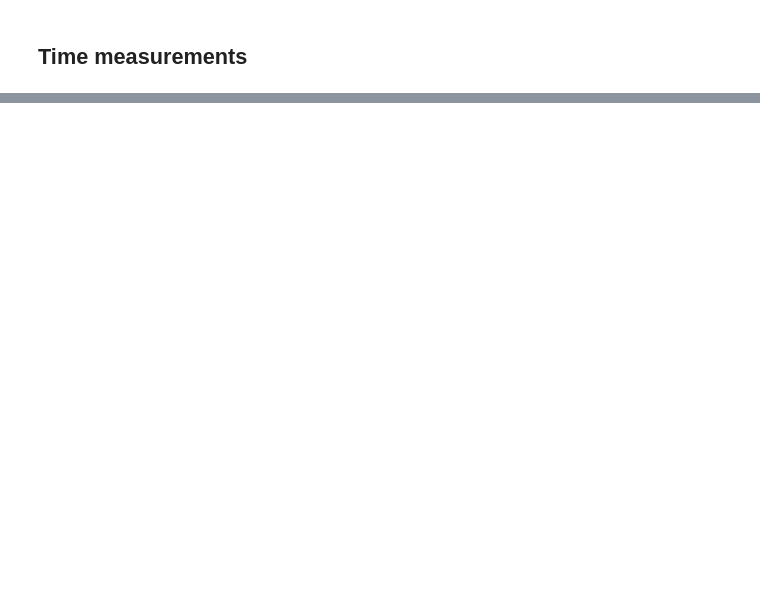
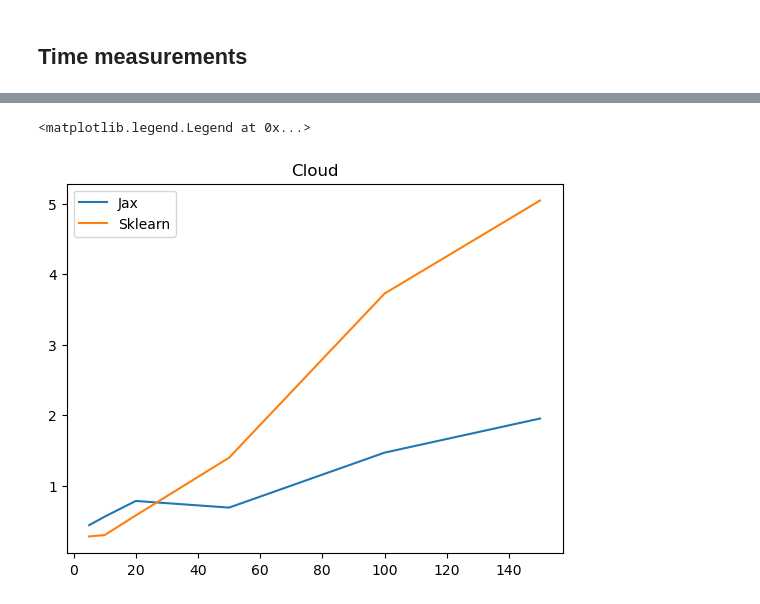
Before and after one commit to SKholkin/CUDA_EM_GMM, a Jupyter notebook: jax_em.ipynb, the cells around one changed output, grey strips where cells are left out. Saved outputs shown, nothing was run; the diff lists cells and outputs as text; code cells hidden in the pictures; blank space fills up the shorter version.

Commit message:
Time measurements

```diff
--- a/jax_em.ipynb
+++ b/jax_em.ipynb
@@ -213,9 +233,0 @@ Reference LogLik: -3.7233357658935575
-# %%
-data = load_cloud_dataset()
-n_init = 10
-
-gmm_jax = GuassianMixture(dim=data.shape[1], n_comp=5, n_init=n_init)
-
-gmm_jax.fit(data, max_iter=10)
-
-print(gmm_jax.score(data))
@@ -224,8 +233,0 @@ print(gmm_jax.score(data))
-# %%
-data = load_cloud_dataset()
-
-gmm_sklearn = GaussianMixture(5, verbose=0, verbose_interval=1, max_iter=10, init_params='kmeans', n_init=n_init)
-
-gmm_sklearn.fit(data)
-
-print(gmm_sklearn.score(data))
@@ -236,11 +233,0 @@ print(gmm_sklearn.score(data))
-# %%
-
-data_synth = load_synthetic_dataset('synth_dim_10.npy')
-
-gmm_jax = GuassianMixture(dim=data_synth.shape[1], n_comp=10, n_init=1)
-
-gmm_jax.km_init(data_synth)
-
-print(gmm_jax.score(data_synth))
-
-gmm_jax.fit(data_synth, max_iter=10)
@@ -265,5 +233,0 @@ gmm_jax.fit(data_synth, max_iter=10)
-# %%
-
-gmm_sklearn = GaussianMixture(10, verbose=2, verbose_interval=1, max_iter=10, init_params='kmeans')
-
-gmm_sklearn.fit(data_synth)
@@ -336,0 +271,10 @@ Time for one EM step jax: 0.08795948028564453 s +- 0.05339844201015761
+# %%
+import matplotlib.pyplot as plt
+
+plt.plot(jax_time_cloud.keys(), jax_time_cloud.values(), label='Jax')
+plt.plot(sklearn_time_cloud.keys(), sklearn_time_cloud.values(), label='Sklearn')
+plt.title('Cloud')
+plt.legend()
+# %% [output]
+<matplotlib.legend.Legend at 0x...>
+[figure, added]
```
Also changed, not shown: parts of 14 cells of this notebook, 1 other file.
